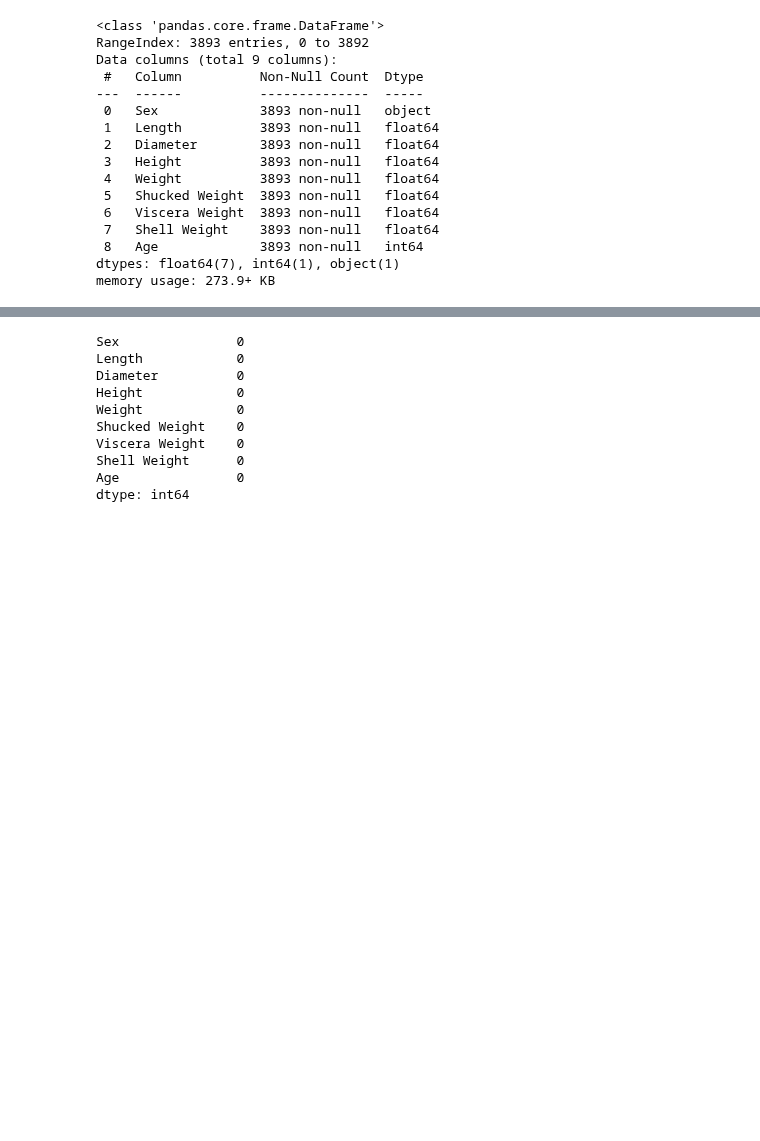
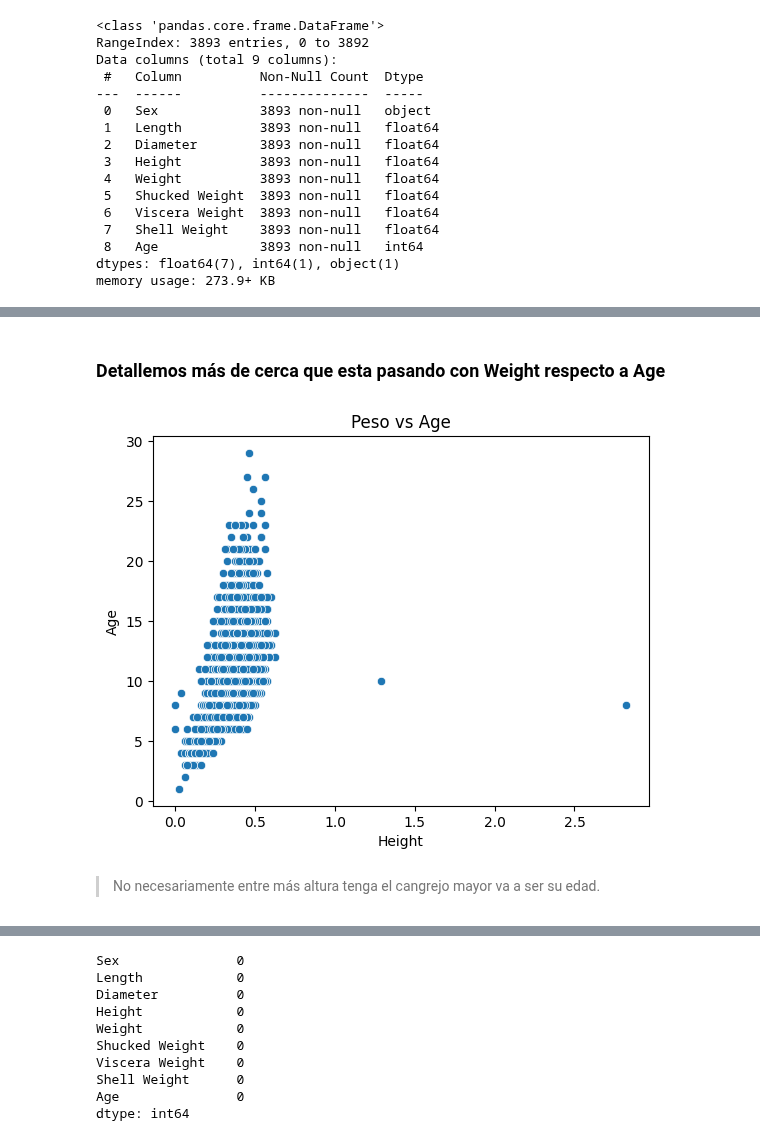
Before and after one commit to MathUPTC/CrabAge, a Jupyter notebook: Notebooks/eda_data.ipynb, the cells around one changed output, grey strips where cells are left out. Drawn from its saved outputs; the diff is of its cells as text; code cells hidden in the pictures; blank space fills up the shorter version.

```diff
--- a/Notebooks/eda_data.ipynb
+++ b/Notebooks/eda_data.ipynb
@@ -138,0 +211,10 @@ No hay valores duplicados
+# %% [markdown]
+### Detallemos más de cerca que esta pasando con Weight respecto a Age
+# %%
+sns.scatterplot(x='Height', y='Age', data=data)
+plt.title("Peso vs Age")
+plt.show()
+# %% [output]
+[figure, added]
+# %% [markdown]
+> No necesariamente entre más altura tenga el cangrejo mayor va a ser su edad.
```
Also changed, not shown: parts of 39 cells of this notebook.
